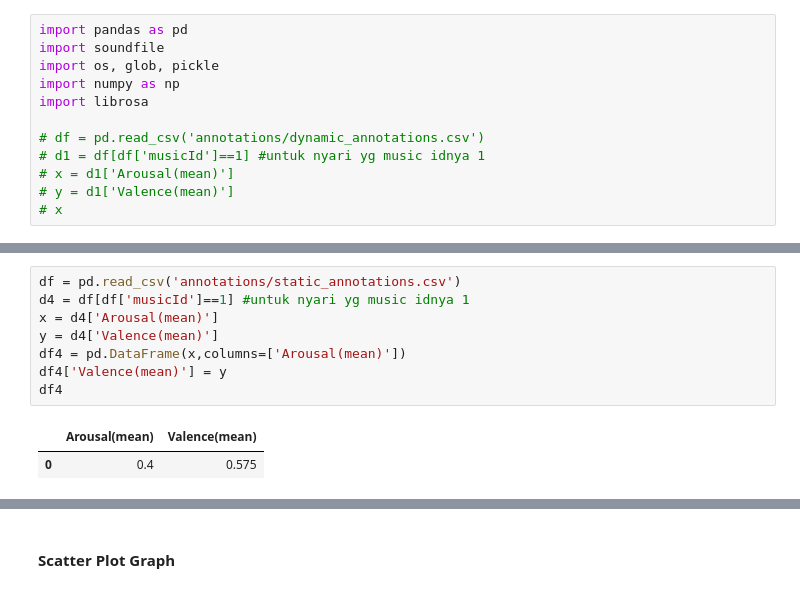
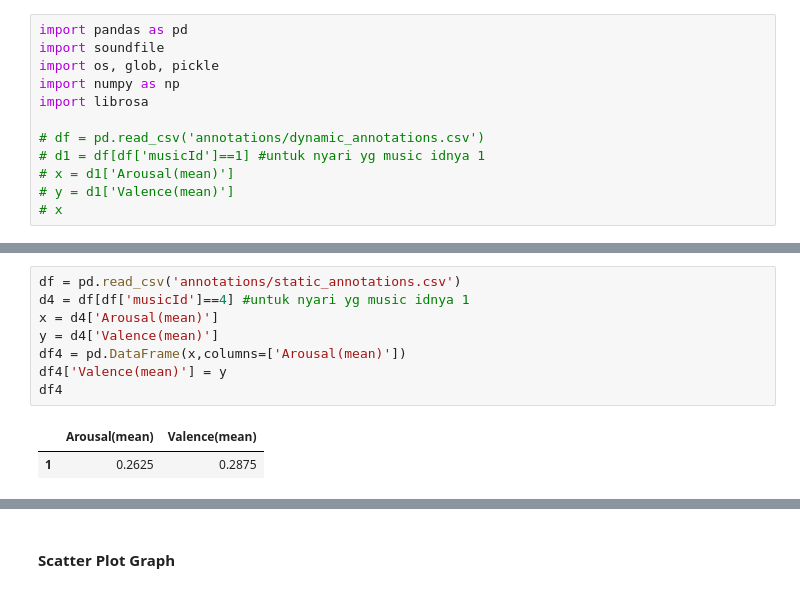
Before and after one commit to rosiindahag/voice_classification, a Jupyter notebook: fix_algorithm.ipynb, the cells around one changed output, grey strips where cells are left out. Drawn from its saved outputs; the diff is of its cells as text.

```diff
--- a/fix_algorithm.ipynb
+++ b/fix_algorithm.ipynb
@@ -20,11 +15,11 @@ df1
 # %%
 df = pd.read_csv('annotations/static_annotations.csv')
-d4 = df[df['musicId']==1] #untuk nyari yg music idnya 1
+d4 = df[df['musicId']==4] #untuk nyari yg music idnya 1
 x = d4['Arousal(mean)']
 y = d4['Valence(mean)']
 df4 = pd.DataFrame(x,columns=['Arousal(mean)'])
 df4['Valence(mean)'] = y
 df4
 # %% [output]
 |  | Arousal(mean) | Valence(mean) |
-| 0 | 0.4 | 0.575 |
+| 1 | 0.2625 | 0.2875 |
```
Also changed, not shown: parts of 9 cells of this notebook.
